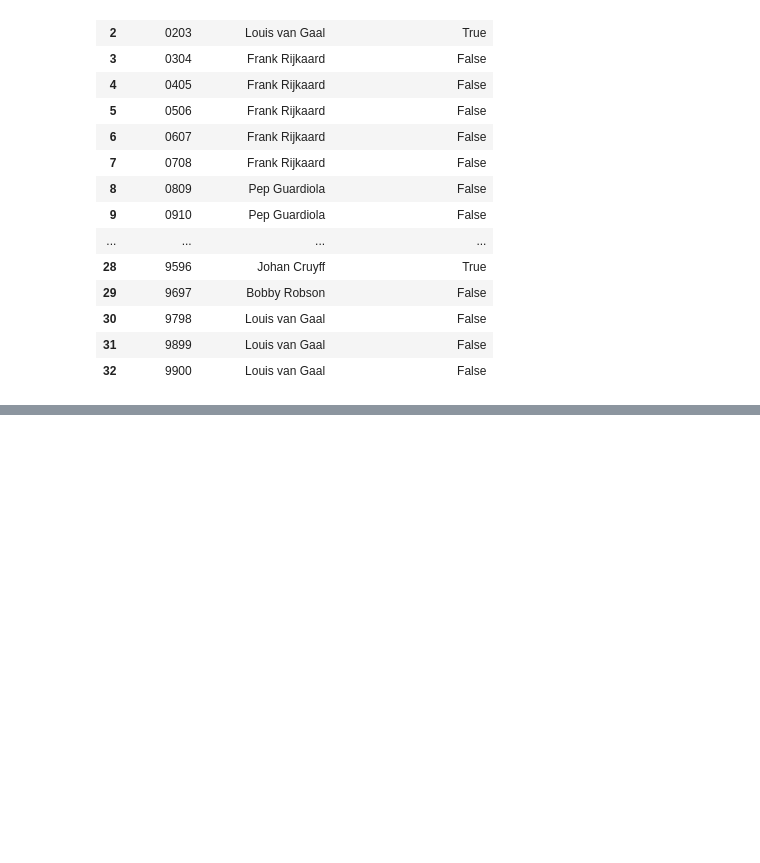
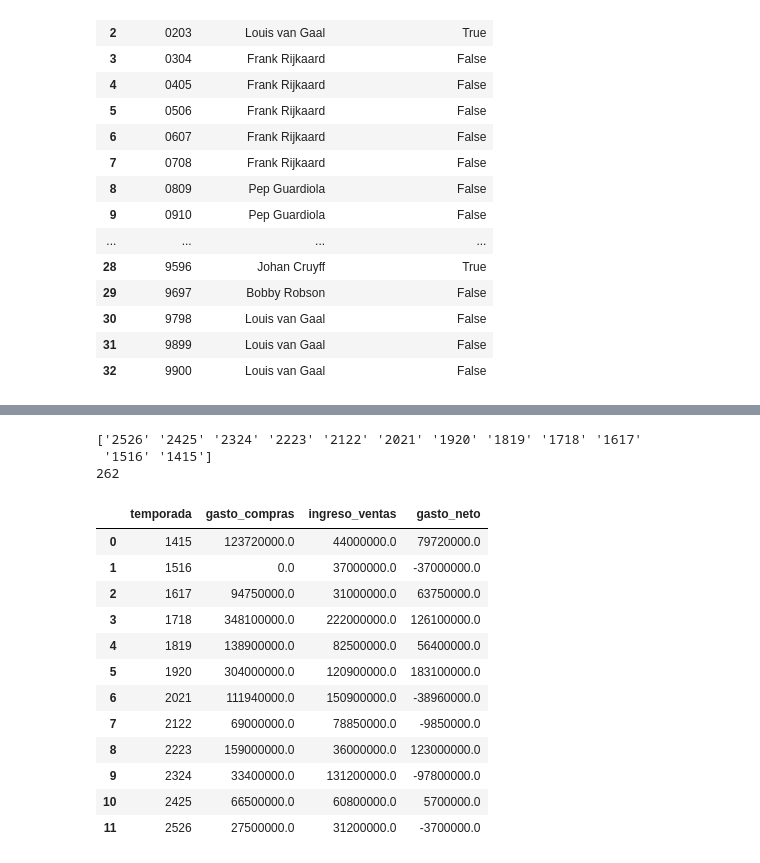
Before and after one commit to albertone448/always-barca, a Jupyter notebook: notebooks/01_exploracion_estructura.ipynb, the cells around one changed output, grey strips where cells are left out. Saved outputs shown, nothing was run; the diff lists cells and outputs as text; code cells hidden in the pictures; blank space fills up the shorter version.

```diff
--- a/notebooks/01_exploracion_estructura.ipynb
+++ b/notebooks/01_exploracion_estructura.ipynb
@@ -443,0 +660,5 @@ entrenadores_temporada
+# %%
+def convertir_temporada(temporada_tm):
+    return temporada_tm.replace('/', '')
+
+barca_fichajes['temporada'] = barca_fichajes['transfer_season'].apply(convertir_temporada)
@@ -443,0 +709,38 @@ entrenadores_temporada
+# %%
+temporadas_excluidas_gasto = ['02/03', '09/10', '10/11', '11/12', '13/14', '26/27']
+
+barca_fichajes_final = barca_fichajes[~barca_fichajes['transfer_season'].isin(temporadas_excluidas_gasto)].copy()
+barca_fichajes_final['temporada'] = barca_fichajes_final['transfer_season'].apply(convertir_temporada)
+
+print(barca_fichajes_final['temporada'].unique())
+print(len(barca_fichajes_final))
+# %% [output]
+['2526' '2425' '2324' '2223' '2122' '2021' '1920' '1819' '1718' '1617'
+ '1516' '1415']
+262
+# %%
+compras_final = barca_fichajes_final[barca_fichajes_final['to_club_id'] == 131]
+ventas_final = barca_fichajes_final[barca_fichajes_final['from_club_id'] == 131]
+
+gasto_compras = compras_final.groupby('temporada')['transfer_fee'].sum().rename('gasto_compras')
+ingreso_ventas = ventas_final.groupby('temporada')['transfer_fee'].sum().rename('ingreso_ventas')
+
+gasto_neto = pd.concat([gasto_compras, ingreso_ventas], axis=1).fillna(0)
+gasto_neto['gasto_neto'] = gasto_neto['gasto_compras'] - gasto_neto['ingreso_ventas']
+gasto_neto = gasto_neto.reset_index()
+
+gasto_neto
+# %% [output]
+|  | temporada | gasto_compras | ingreso_ventas | gasto_neto |
+| 0 | 1415 | 123720000.0 | 44000000.0 | 79720000.0 |
+| 1 | 1516 | 0.0 | 37000000.0 | -37000000.0 |
+| 2 | 1617 | 94750000.0 | 31000000.0 | 63750000.0 |
+| 3 | 1718 | 348100000.0 | 222000000.0 | 126100000.0 |
+| 4 | 1819 | 138900000.0 | 82500000.0 | 56400000.0 |
+| 5 | 1920 | 304000000.0 | 120900000.0 | 183100000.0 |
+| 6 | 2021 | 111940000.0 | 150900000.0 | -38960000.0 |
+| 7 | 2122 | 69000000.0 | 78850000.0 | -9850000.0 |
+| 8 | 2223 | 159000000.0 | 36000000.0 | 123000000.0 |
+| 9 | 2324 | 33400000.0 | 131200000.0 | -97800000.0 |
+| 10 | 2425 | 66500000.0 | 60800000.0 | 5700000.0 |
+| 11 | 2526 | 27500000.0 | 31200000.0 | -3700000.0 |
```
Also changed, not shown: parts of 21 cells of this notebook, 3 other files.
